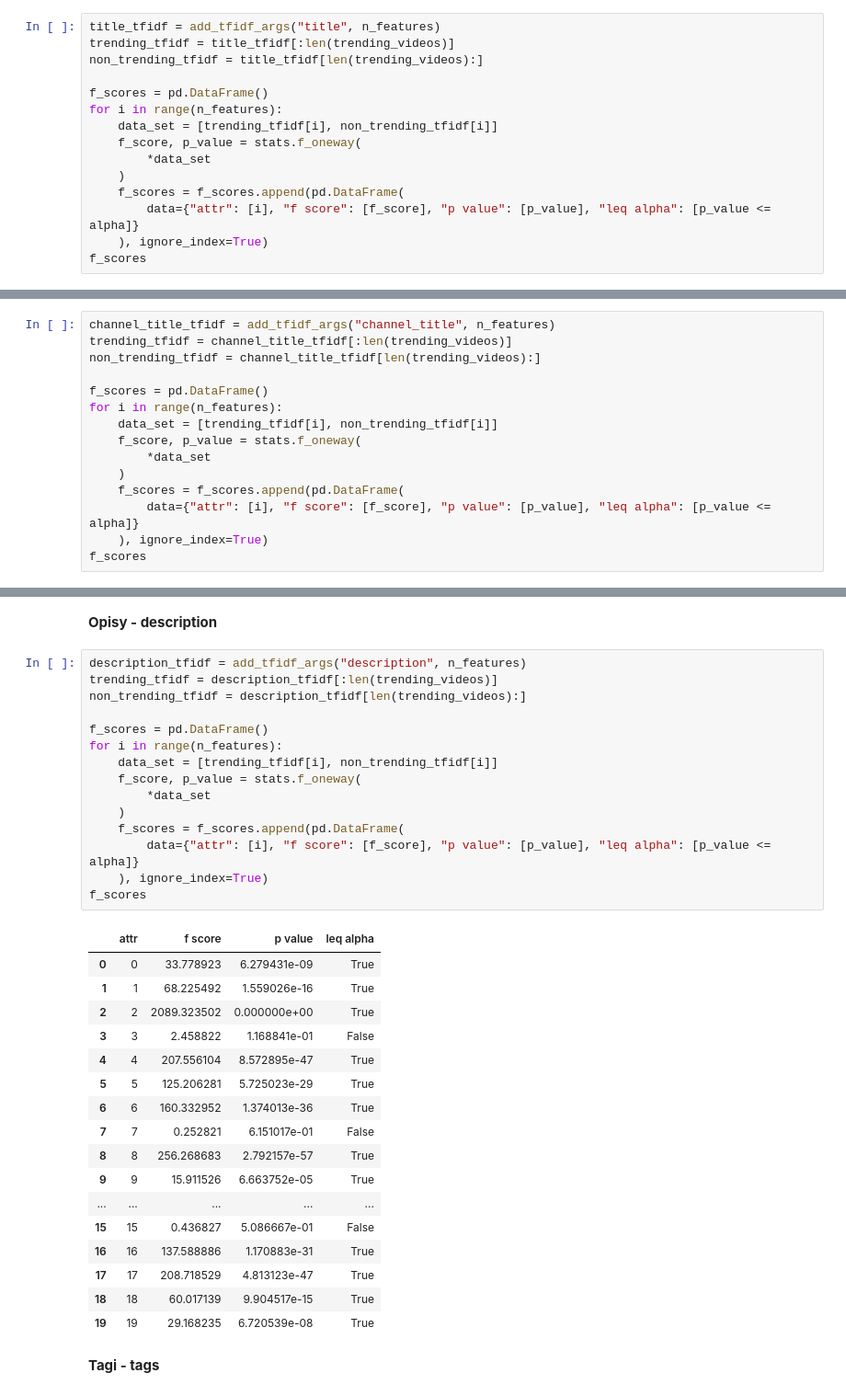
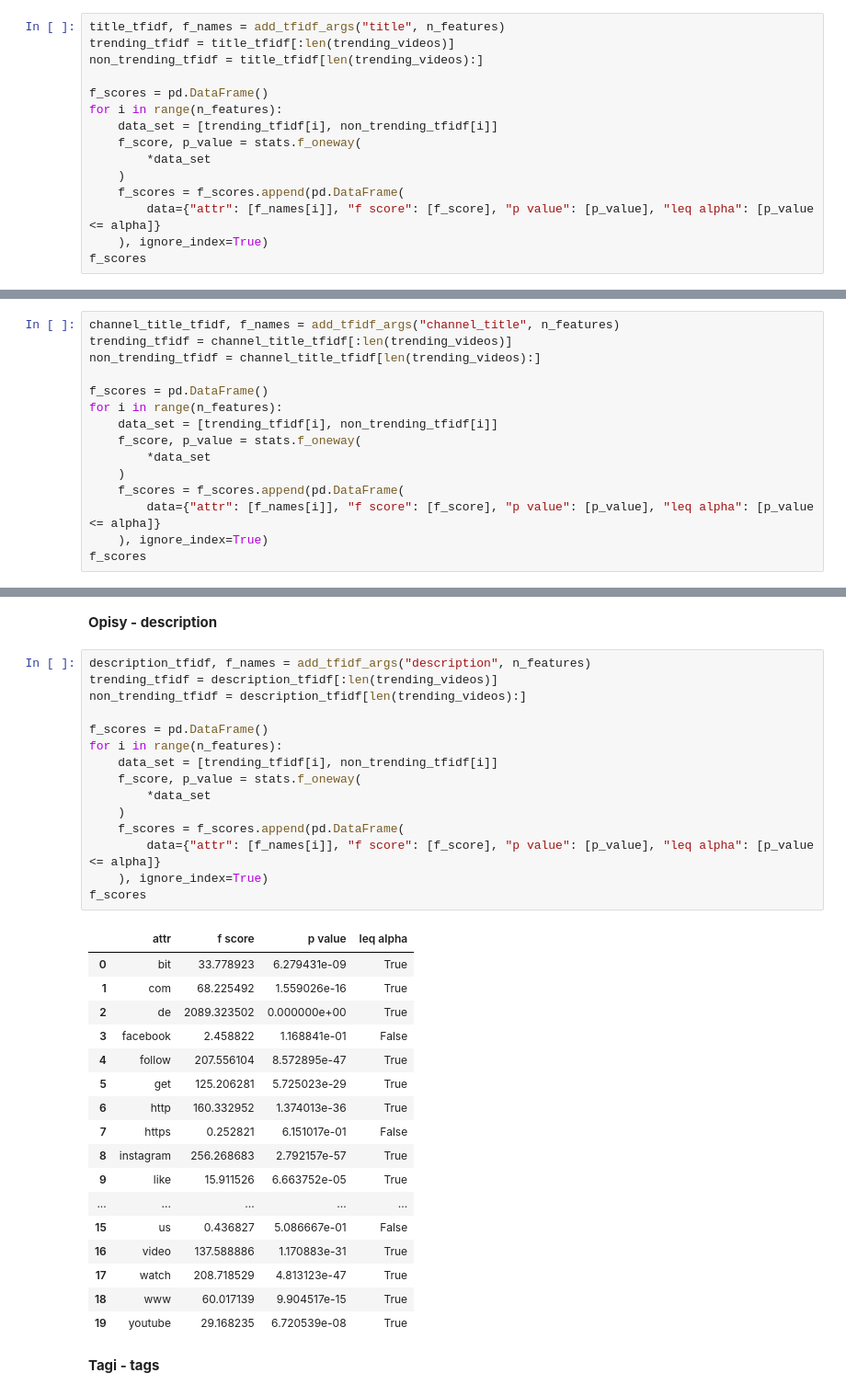
Before and after one commit to DominikKossinski/PED, a Jupyter notebook: notebooks/PED_5.ipynb, the cells around one changed output, grey strips where cells are left out. Shown at 92% size. Drawn from its saved outputs; the diff is of its cells as text.

```diff
--- a/notebooks/PED_5.ipynb
+++ b/notebooks/PED_5.ipynb
@@ -426,7 +426,7 @@ n_features = 20
 # %% [markdown]
 **Tytuły - title**
 # %%
-title_tfidf = add_tfidf_args("title", n_features)
+title_tfidf, f_names = add_tfidf_args("title", n_features)
 trending_tfidf = title_tfidf[:len(trending_videos)]
 non_trending_tfidf = title_tfidf[len(trending_videos):]
 
@@ -437,7 +437,7 @@ for i in range(n_features):
         *data_set
     )
     f_scores = f_scores.append(pd.DataFrame(
-        data={"attr": [i], "f score": [f_score], "p value": [p_value], "leq alpha": [p_value <= alpha]}
+        data={"attr": [f_names[i]], "f score": [f_score], "p value": [p_value], "leq alpha": [p_value <= alpha]}
     ), ignore_index=True)
 f_scores
 # %% [output]
@@ -461,7 +461,7 @@ f_scores
 # %% [markdown]
 **Tytuły kanałów - channel_title**
 # %%
-channel_title_tfidf = add_tfidf_args("channel_title", n_features)
+channel_title_tfidf, f_names = add_tfidf_args("channel_title", n_features)
 trending_tfidf = channel_title_tfidf[:len(trending_videos)]
 non_trending_tfidf = channel_title_tfidf[len(trending_videos):]
 
@@ -472,7 +472,7 @@ for i in range(n_features):
         *data_set
     )
     f_scores = f_scores.append(pd.DataFrame(
-        data={"attr": [i], "f score": [f_score], "p value": [p_value], "leq alpha": [p_value <= alpha]}
+        data={"attr": [f_names[i]], "f score": [f_score], "p value": [p_value], "leq alpha": [p_value <= alpha]}
     ), ignore_index=True)
 f_scores
 # %% [output]
@@ -496,38 +496,38 @@ f_scores
 # %% [markdown]
 **Opisy - description**
 # %%
-description_tfidf = add_tfidf_args("description", n_features)
+description_tfidf, f_names = add_tfidf_args("description", n_features)
 trending_tfidf = description_tfidf[:len(trending_videos)]
 non_trending_tfidf = description_tfidf[len(trending_videos):]
 
 f_scores = pd.DataFrame()
 for i in range(n_features):
     data_set = [trending_tfidf[i], non_trending_tfidf[i]]
     f_score, p_value = stats.f_oneway(
         *data_set
     )
     f_scores = f_scores.append(pd.DataFrame(
-        data={"attr": [i], "f score": [f_score], "p value": [p_value], "leq alpha": [p_value <= alpha]}
+        data={"attr": [f_names[i]], "f score": [f_score], "p value": [p_value], "leq alpha": [p_value <= alpha]}
     ), ignore_index=True)
 f_scores
 # %% [output]
 |  | attr | f score | p value | leq alpha |
-| 0 | 0 | 33.778923 | 6.279431e-09 | True |
-| 1 | 1 | 68.225492 | 1.559026e-16 | True |
-| 2 | 2 | 2089.323502 | 0.000000e+00 | True |
-| 3 | 3 | 2.458822 | 1.168841e-01 | False |
-| 4 | 4 | 207.556104 | 8.572895e-47 | True |
-| 5 | 5 | 125.206281 | 5.725023e-29 | True |
-| 6 | 6 | 160.332952 | 1.374013e-36 | True |
-| 7 | 7 | 0.252821 | 6.151017e-01 | False |
-| 8 | 8 | 256.268683 | 2.792157e-57 | True |
-| 9 | 9 | 15.911526 | 6.663752e-05 | True |
+| 0 | bit | 33.778923 | 6.279431e-09 | True |
+| 1 | com | 68.225492 | 1.559026e-16 | True |
+| 2 | de | 2089.323502 | 0.000000e+00 | True |
+| 3 | facebook | 2.458822 | 1.168841e-01 | False |
+| 4 | follow | 207.556104 | 8.572895e-47 | True |
+| 5 | get | 125.206281 | 5.725023e-29 | True |
+| 6 | http | 160.332952 | 1.374013e-36 | True |
+| 7 | https | 0.252821 | 6.151017e-01 | False |
+| 8 | instagram | 256.268683 | 2.792157e-57 | True |
+| 9 | like | 15.911526 | 6.663752e-05 | True |
 | ... | ... | ... | ... | ... |
-| 15 | 15 | 0.436827 | 5.086667e-01 | False |
-| 16 | 16 | 137.588886 | 1.170883e-31 | True |
-| 17 | 17 | 208.718529 | 4.813123e-47 | True |
-| 18 | 18 | 60.017139 | 9.904517e-15 | True |
-| 19 | 19 | 29.168235 | 6.720539e-08 | True |
+| 15 | us | 0.436827 | 5.086667e-01 | False |
+| 16 | video | 137.588886 | 1.170883e-31 | True |
+| 17 | watch | 208.718529 | 4.813123e-47 | True |
+| 18 | www | 60.017139 | 9.904517e-15 | True |
+| 19 | youtube | 29.168235 | 6.720539e-08 | True |
 # %% [markdown]
 **Tagi - tags**
 # %%
```
Also changed, not shown: parts of 3 cells of this notebook, 3 other files.
